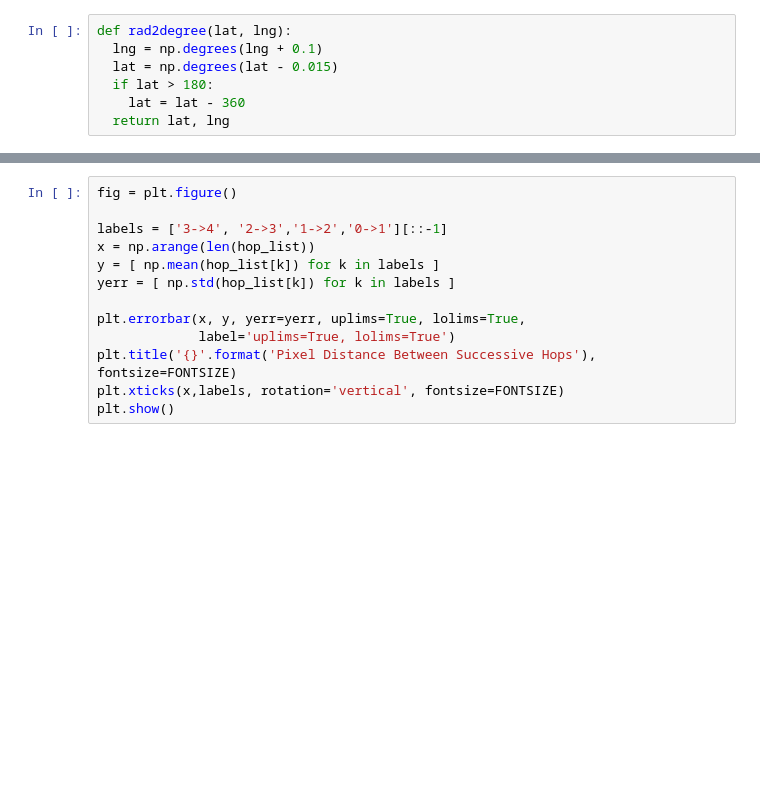
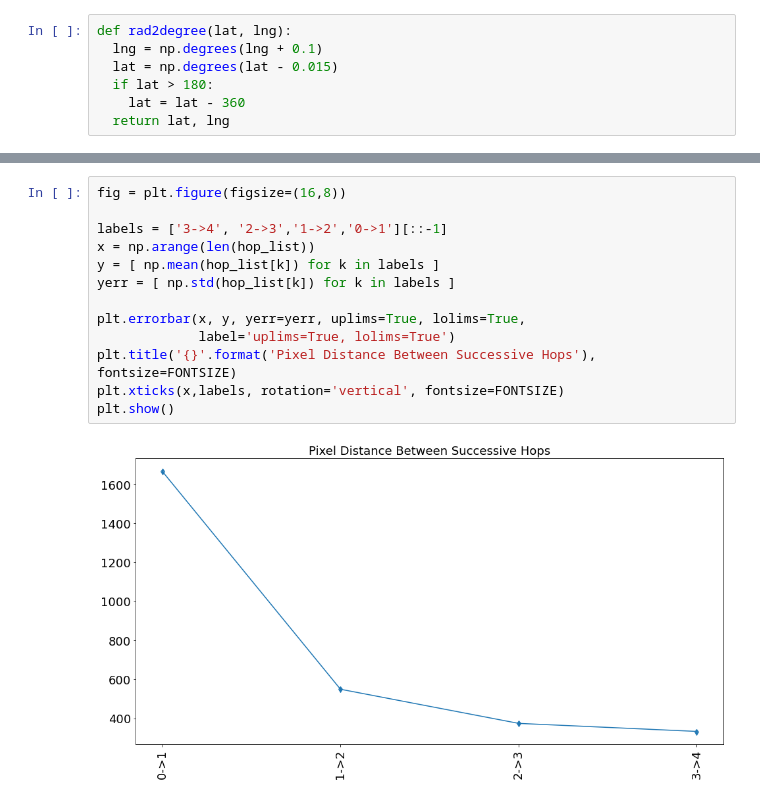
Before and after one commit to volkancirik/refer360, a Jupyter notebook: src/notebooks/AnalysesofHops.ipynb, the cells around one changed output, grey strips where cells are left out. Drawn from its saved outputs; the diff is of its cells as text; blank space fills up the shorter version.

```diff
--- a/src/notebooks/AnalysesofHops.ipynb
+++ b/src/notebooks/AnalysesofHops.ipynb
@@ -89,16 +122,18 @@ plt.show()
 # %%
-fig = plt.figure()
+fig = plt.figure(figsize=(16,8))
 
 labels = ['3->4', '2->3','1->2','0->1'][::-1]
 x = np.arange(len(hop_list))
 y = [ np.mean(hop_list[k]) for k in labels ]
 yerr = [ np.std(hop_list[k]) for k in labels ]
 
 plt.errorbar(x, y, yerr=yerr, uplims=True, lolims=True,
              label='uplims=True, lolims=True')
 plt.title('{}'.format('Pixel Distance Between Successive Hops'), fontsize=FONTSIZE)
 plt.xticks(x,labels, rotation='vertical', fontsize=FONTSIZE)
 plt.show()
+# %% [output]
+[figure, added]
 # %%
 full_w, full_h = 4552, 2276
 from random import randint
```
Also changed, not shown: parts of 5 cells of this notebook, 13 other files.
